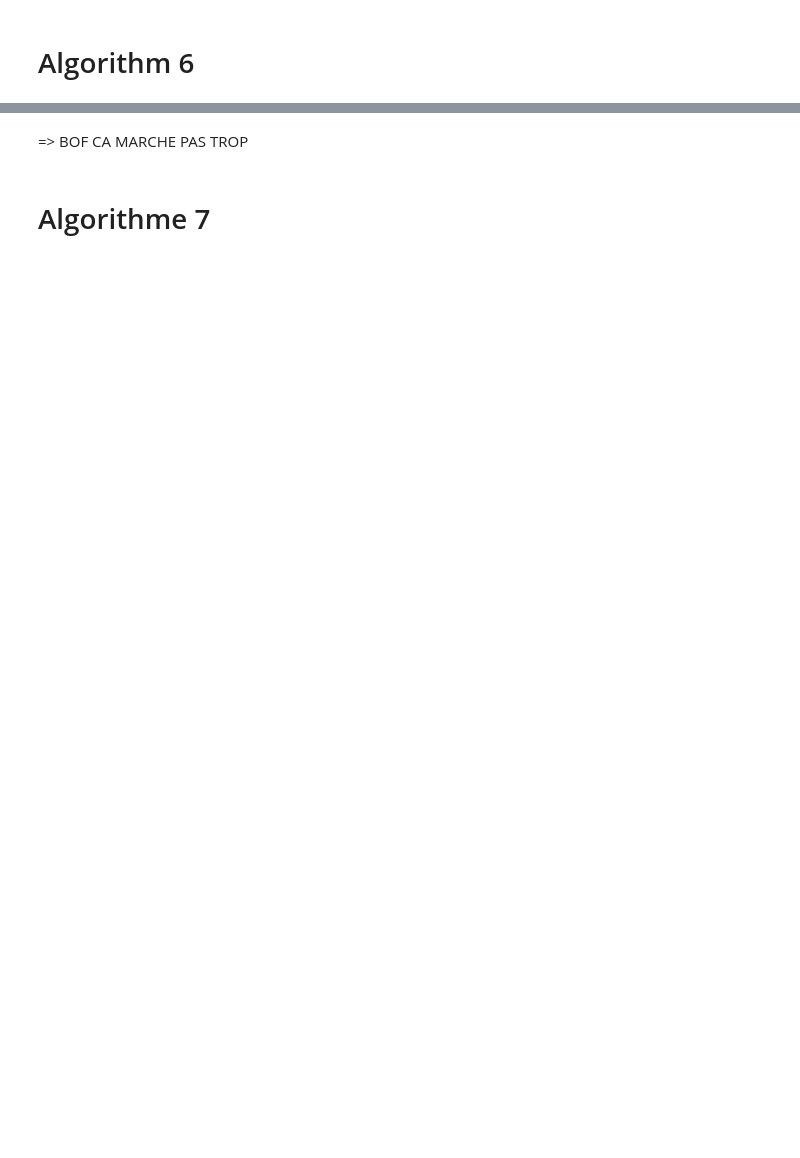
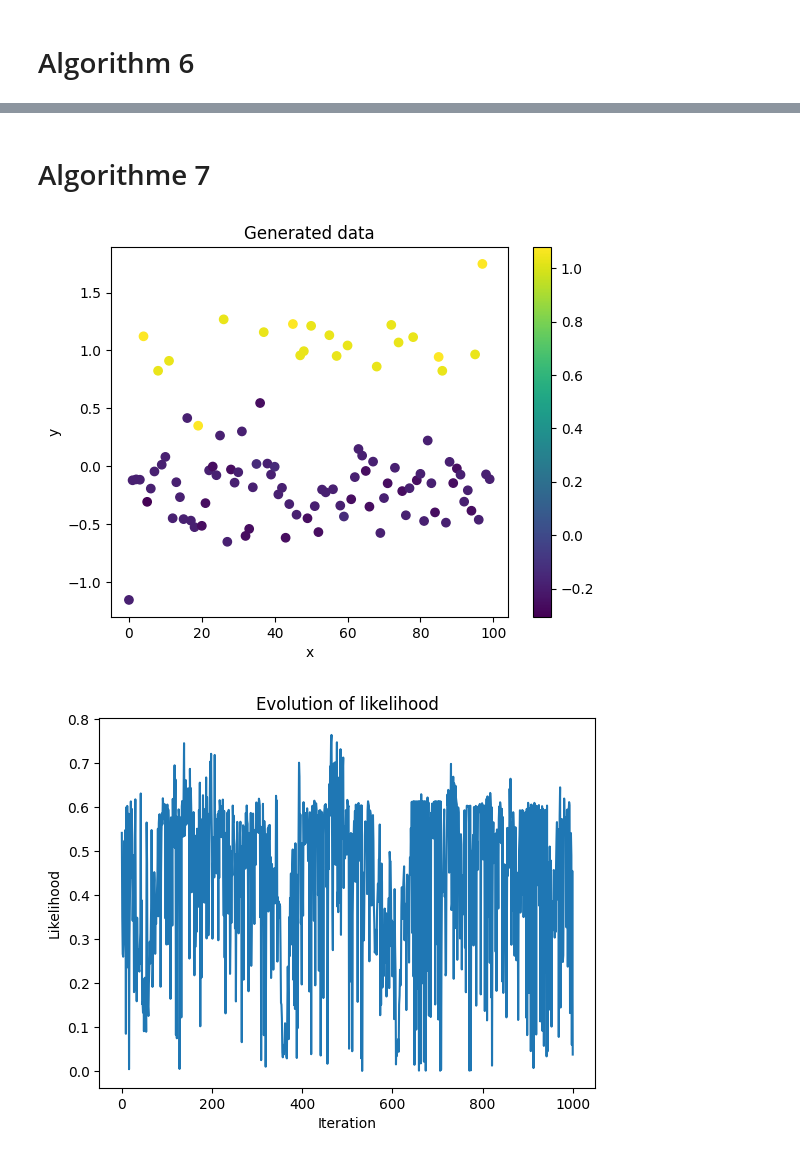
Before and after one commit to MariusAlonso/MVA-PGM-Sampling-Methods-DP-Mixture-Models, a Jupyter notebook: algos.ipynb, the cells around one changed output, grey strips where cells are left out. Drawn from its saved outputs; the diff is of its cells as text; code cells hidden in the pictures; blank space fills up the shorter version.

```diff
--- a/algos.ipynb
+++ b/algos.ipynb
@@ -94,5 +113,3 @@ plt.show()
-# %% [markdown]
-=> BOF CA MARCHE PAS TROP
 # %% [markdown]
 # Algorithme 7
 # %%
@@ -108,9 +125,10 @@ def find_unused_cluster(c):
 
 def algorithm_7(N, y, alpha):
     n = len(y)
-    cs = np.zeros((N+1, n))
-    phis = np.zeros((N+1, n))
-    lhs = np.zeros((N+1, n))
+    cs = np.zeros((N+1, n), dtype=int)
+    phis = np.zeros((N+1, n), dtype=float)
+    lhs = np.zeros((N+1, n), dtype=float)
+    lhs[0] = np.array([F_likelihood(thetas[0, j], y[j]) for j in range(len(y))])
 
     for i in range(1, N+1):
         c = cs[i-1].copy()
@@ -161,10 +179,39 @@ def algorithm_7(N, y, alpha):
                 lh[j] = lh_proposals[c[j]]
 
         for c_unique in np.unique(c):
-            phi[c_unique] = np.random.normal(np.mean(y[c == c_unique]), 0.1)
+            phi[c_unique] = np.mean(y[c == c_unique])
 
         cs[i] = c.copy()
         phis[i] = phi.copy()
         lhs[i] = lh.copy()
 
     return cs, phis, lhs
+# %%
+# Run algorithm 7
+n = 100
+N = 1000
+alpha = 0.25
+
+cs, phis, lhs = algorithm_7(N, y, alpha)
+c = cs[-1]
+phi = phis[-1]
+
+# plot y coloured by theta
+plt.figure()
+plt.scatter(np.arange(n), y, c=phi[c])
+plt.title("Generated data")
+plt.xlabel("x")
+plt.ylabel("y")
+plt.colorbar()
+plt.show()
+
+# plot evolution of lh
+plt.figure()
+plt.plot(np.mean(lhs, axis=1))
+plt.title("Evolution of likelihood")
+plt.xlabel("Iteration")
+plt.ylabel("Likelihood")
+plt.show()
+# %% [output]
+[figure, added]
+[figure, added]
```
Also changed, not shown: parts of 5 cells of this notebook.
